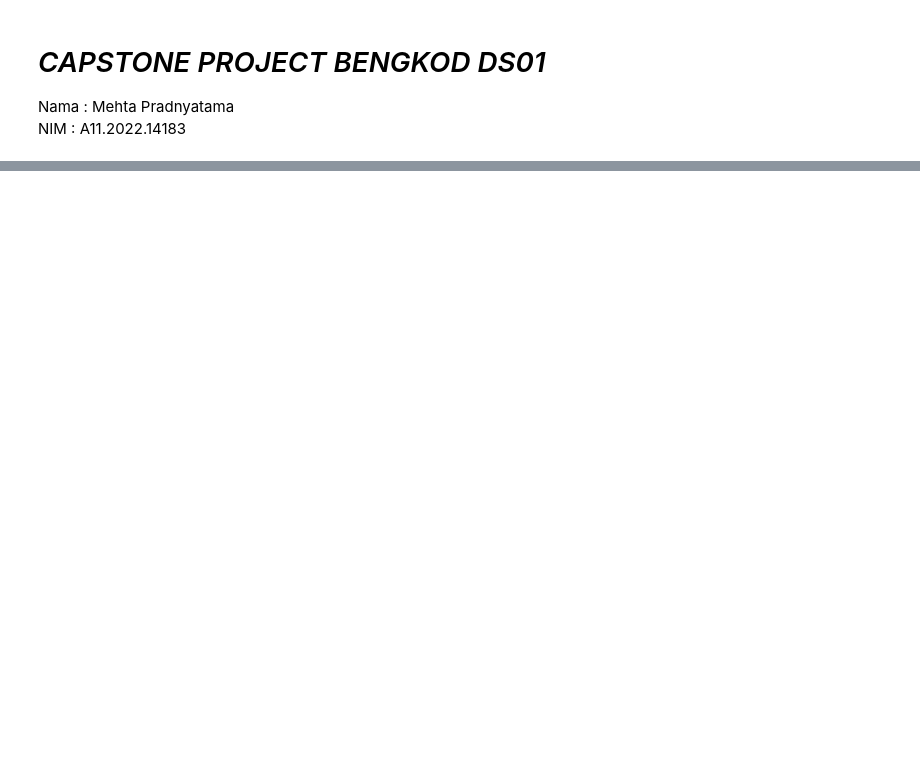
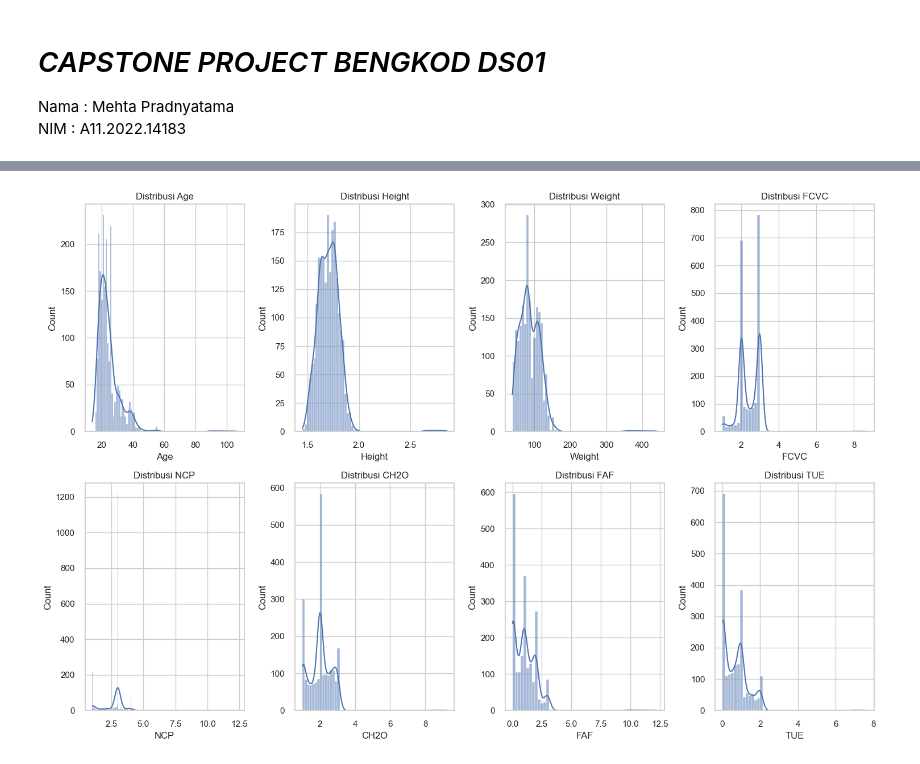
Before and after one commit to mehtapradnyatama/Capstone-Bengkod-DS01, a Jupyter notebook: capstone.ipynb, the cells around one changed output, grey strips where cells are left out. Saved outputs shown, nothing was run; the diff lists cells and outputs as text; code cells hidden in the pictures; blank space fills up the shorter version.

```diff
--- a/capstone.ipynb
+++ b/capstone.ipynb
@@ -50,0 +165,17 @@ Ukuran Dataset: (2111, 17)
+# %%
+# Visualisasi Data Numerik
+# Konversi numerik untuk visualisasi
+numeric_cols = ['Age', 'Height', 'Weight', 'FCVC', 'NCP', 'CH2O', 'FAF', 'TUE']
+for col in numeric_cols:
+    df[col] = pd.to_numeric(df[col], errors='coerce')
+
+# Visualisasi distribusi kolom numerik
+plt.figure(figsize=(15, 10))
+for i, col in enumerate(numeric_cols, 1):
+    plt.subplot(2, 4, i)
+    sns.histplot(df[col].dropna(), kde=True)
+    plt.title(f'Distribusi {col}')
+plt.tight_layout()
+plt.show()
+# %% [output]
+[figure, added]
```
Also changed, not shown: parts of 12 cells of this notebook.
